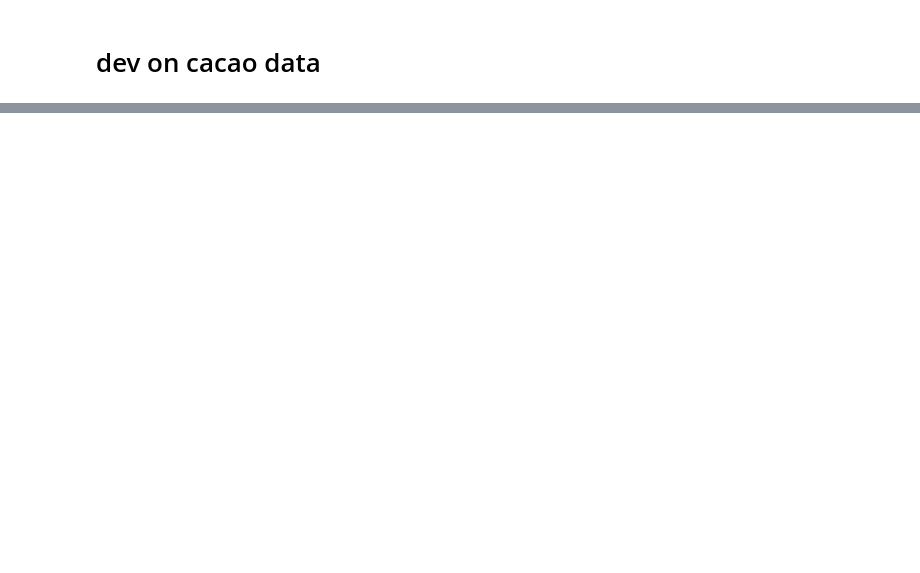
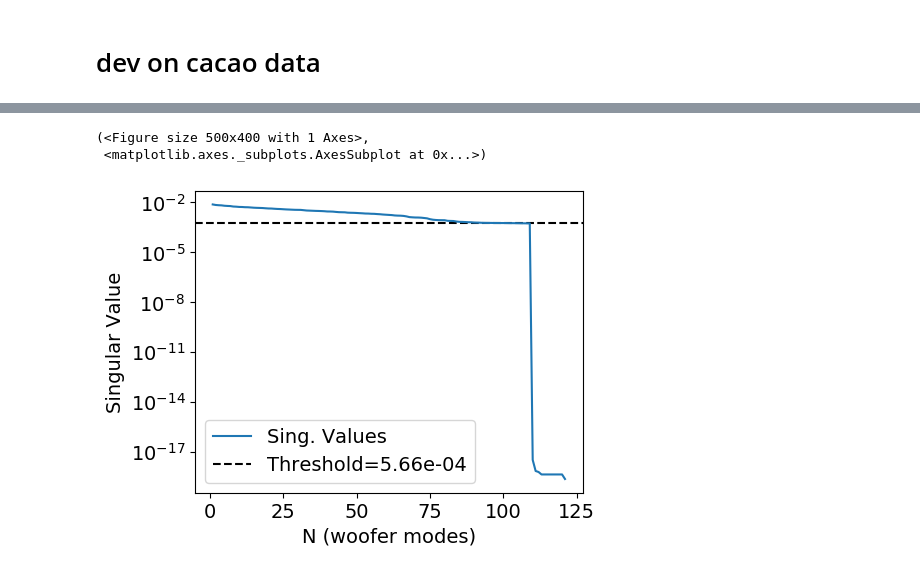
Before and after one commit to magao-x/magpyx, a Jupyter notebook: notebooks/woofer_tweeter_offloading_dev.ipynb, the cells around one changed output, grey strips where cells are left out. Cells and saved outputs as stored; diff of their text form; code cells hidden in the pictures; blank space fills up the shorter version.

```diff
--- a/notebooks/woofer_tweeter_offloading_dev.ipynb
+++ b/notebooks/woofer_tweeter_offloading_dev.ipynb
@@ -126,0 +142,7 @@ plot_singular_values(s, threshold)
+# %%
+woofer_inv, threshold, U, s, Vh = pseudoinverse_svd(respM_woofer.reshape(121, -1).T, n_threshold=97)
+plot_singular_values(s, threshold)
+# %% [output]
+(<Figure size 500x400 with 1 Axes>,
+ <matplotlib.axes._subplots.AxesSubplot at 0x...>)
+[figure, added]
```
Also changed, not shown: parts of 11 cells of this notebook, 1 other file.
